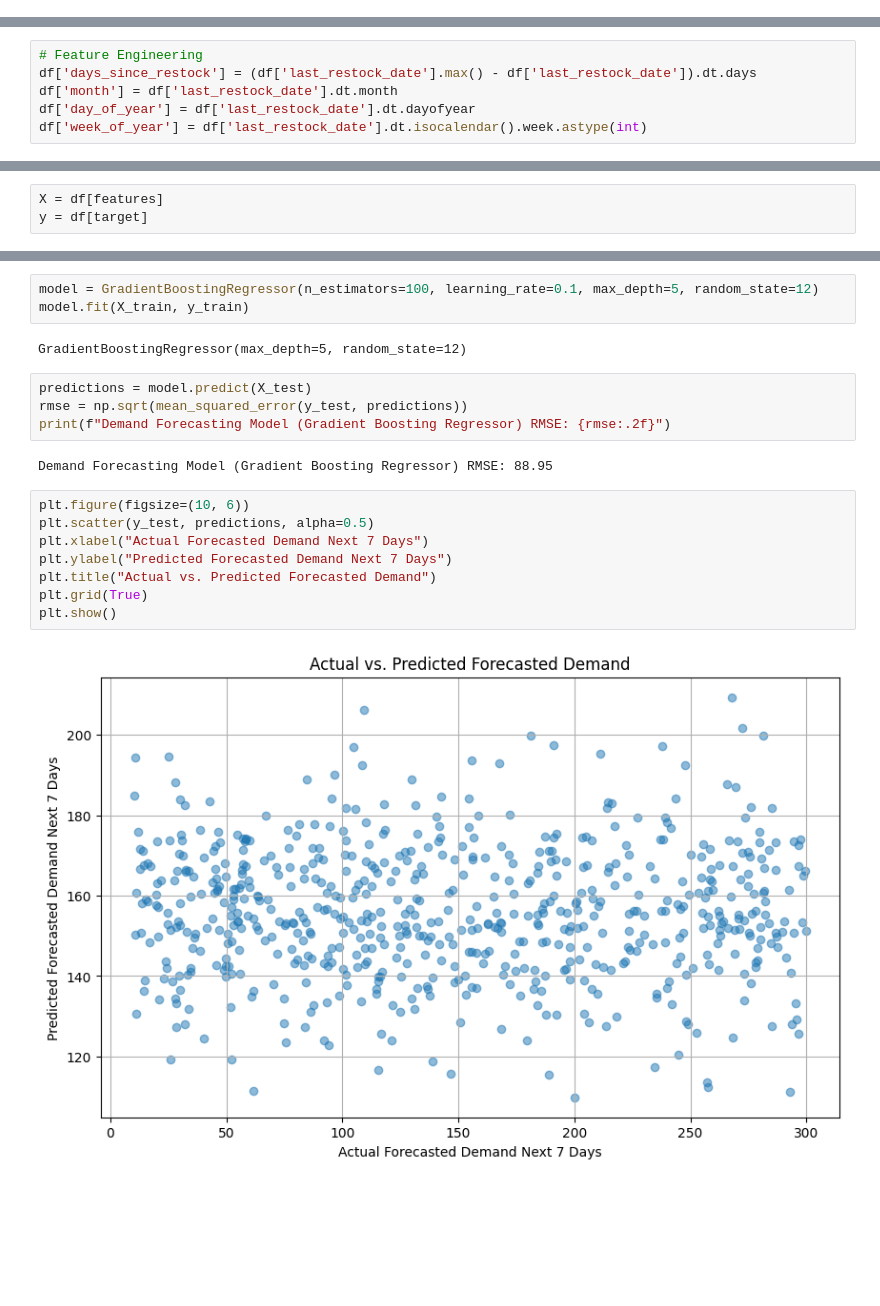
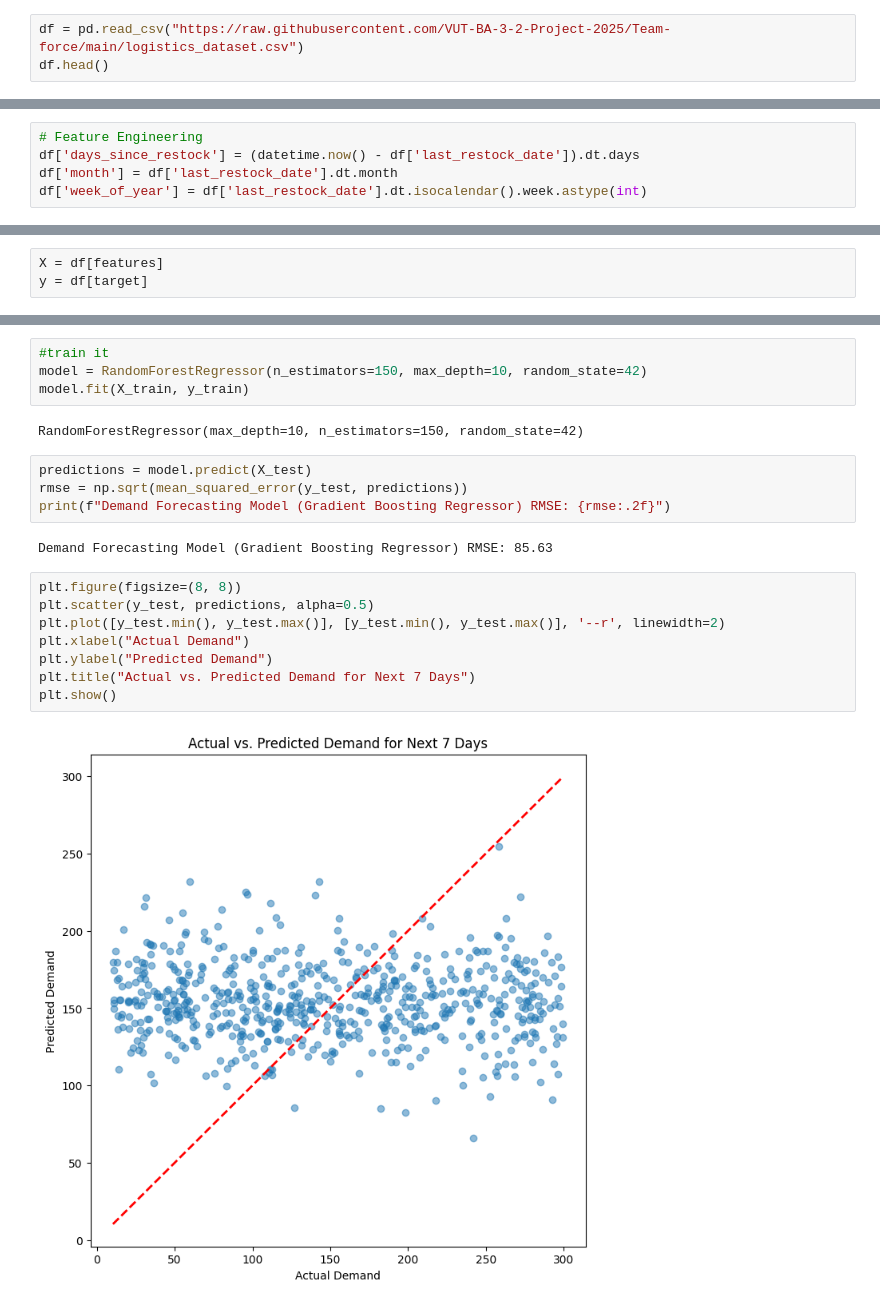
Before and after one commit to VUT-BA-3-2-Project-2025/Team-force, a Jupyter notebook: Teamforce_one_on_one.ipynb, the cells around one changed output, grey strips where cells are left out. Drawn from its saved outputs; the diff is of its cells as text; blank space fills up the shorter version.

```diff
--- a/Teamforce_one_on_one.ipynb
+++ b/Teamforce_one_on_one.ipynb
@@ -26,0 +16,3 @@ df.head()
+# %%
+df = pd.read_csv("https://raw.githubusercontent.com/VUT-BA-3-2-Project-2025/Team-force/main/logistics_dataset.csv")
+df.head()
@@ -63,12 +63,6 @@ Data Cleaning
 # %%
 # Convert date column from object to datetime type
 df['last_restock_date'] = pd.to_datetime(df['last_restock_date'])
-# %%
-# Feature Engineering
-df['days_since_restock'] = (df['last_restock_date'].max() - df['last_restock_date']).dt.days
-df['month'] = df['last_restock_date'].dt.month
-df['day_of_year'] = df['last_restock_date'].dt.dayofyear
-df['week_of_year'] = df['last_restock_date'].dt.isocalendar().week.astype(int)
 # %%
 #just a safe check, count missing numeric values in each field
 missing_numeric_count = df.select_dtypes(include=['float64', 'int64']).isna().sum()
@@ -95,4 +89,9 @@ is_at_risk_of_stockout       0
 dtype: int64
+# %%
+# Feature Engineering
+df['days_since_restock'] = (datetime.now() - df['last_restock_date']).dt.days
+df['month'] = df['last_restock_date'].dt.month
+df['week_of_year'] = df['last_restock_date'].dt.isocalendar().week.astype(int)
 # %%
 #count missing object (string) fileds
 missing_object_count = df.select_dtypes(include=['object']).isna().sum()
@@ -146,22 +146,23 @@ y = df[target]
 X_train, X_test, y_train, y_test = train_test_split(X, y, test_size=0.2, random_state=42)
 # %%
-model = GradientBoostingRegressor(n_estimators=100, learning_rate=0.1, max_depth=5, random_state=12)
+#train it
+model = RandomForestRegressor(n_estimators=150, max_depth=10, random_state=42)
 model.fit(X_train, y_train)
 # %% [output]
-GradientBoostingRegressor(max_depth=5, random_state=12)
+RandomForestRegressor(max_depth=10, n_estimators=150, random_state=42)
 # %%
 predictions = model.predict(X_test)
 rmse = np.sqrt(mean_squared_error(y_test, predictions))
 print(f"Demand Forecasting Model (Gradient Boosting Regressor) RMSE: {rmse:.2f}")
 # %% [output]
-Demand Forecasting Model (Gradient Boosting Regressor) RMSE: 88.95
+Demand Forecasting Model (Gradient Boosting Regressor) RMSE: 85.63
 # %%
-plt.figure(figsize=(10, 6))
+plt.figure(figsize=(8, 8))
 plt.scatter(y_test, predictions, alpha=0.5)
-plt.xlabel("Actual Forecasted Demand Next 7 Days")
-plt.ylabel("Predicted Forecasted Demand Next 7 Days")
-plt.title("Actual vs. Predicted Forecasted Demand")
-plt.grid(True)
+plt.plot([y_test.min(), y_test.max()], [y_test.min(), y_test.max()], '--r', linewidth=2)
+plt.xlabel("Actual Demand")
+plt.ylabel("Predicted Demand")
+plt.title("Actual vs. Predicted Demand for Next 7 Days")
 plt.show()
 # %% [output]
-[figure, old version]
+[figure, new version]
```
Also changed, not shown: parts of 29 cells of this notebook.
